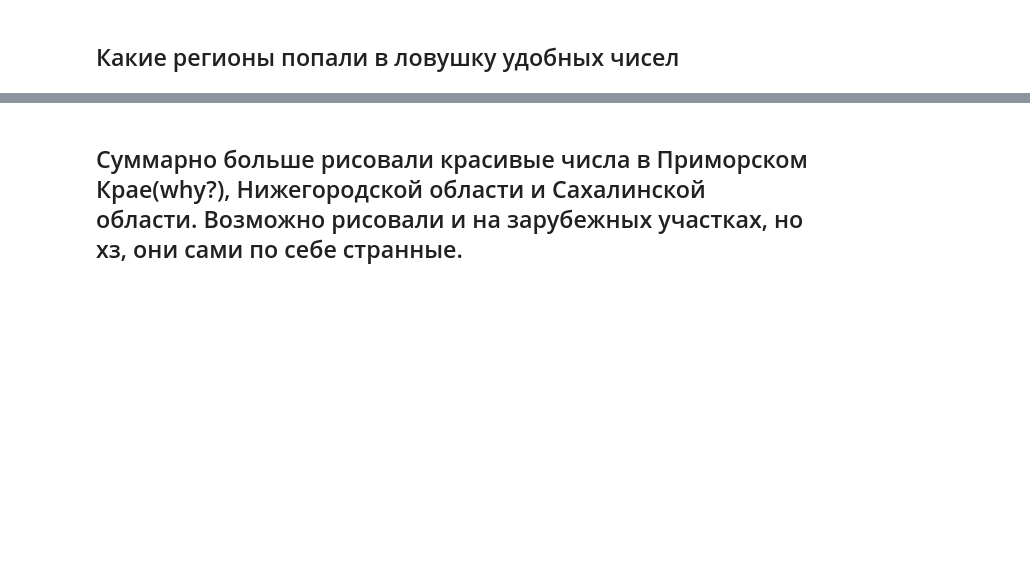
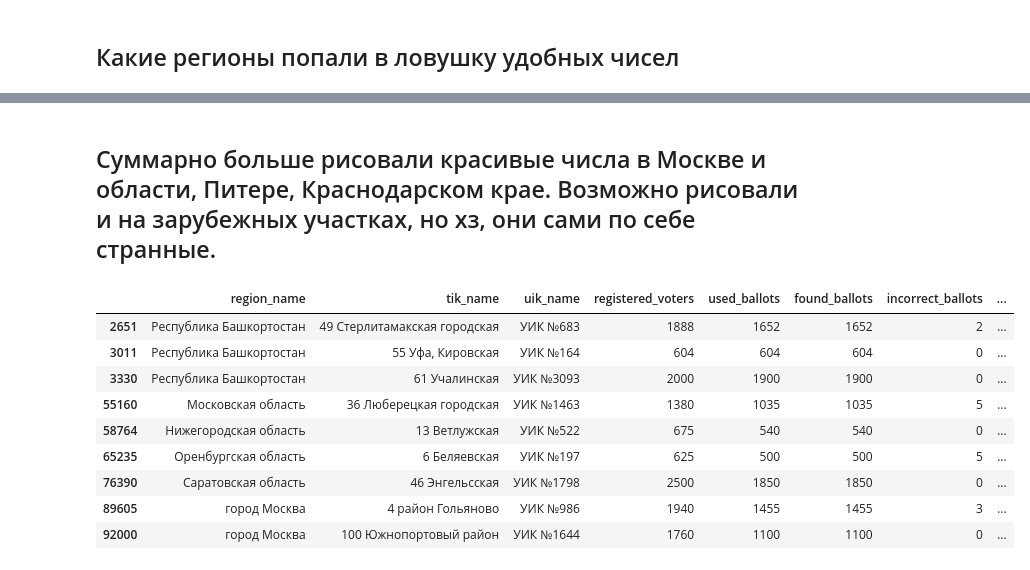
Before and after one commit to Rexhaif/RussianObnulenie2020, a Jupyter notebook: EDA.ipynb, the cells around one changed output, grey strips where cells are left out. Saved outputs shown, nothing was run; the diff lists cells and outputs as text; code cells hidden in the pictures; blank space fills up the shorter version.

```diff
--- a/EDA.ipynb
+++ b/EDA.ipynb
@@ -34,7 +39,8 @@ data['pct_yes']     = (data.yes_votes / data.found_ballots) * 100
 data['lucky_turnout'] = data['pct_turnout'] % lucky_divider == 0
 data['lucky_yes'] = data['pct_yes'] % lucky_divider == 0
 
-data['lucky_all'] = data.apply(lambda x: x.lucky_turnout and x.lucky_yes, axis=1)
+data['lucky_all'] = data.progress_apply(lambda x: x.lucky_turnout & x.lucky_yes, axis=1)
+data['lucky_any'] = data.progress_apply(lambda x: x.lucky_turnout | x.lucky_yes, axis=1)
 # %%
 ## Удалим из выборки потенциальные участки на предприятиях, военных частях и больницах, с небольшим числом зарегистрированных избирателей
 ## Как правило на таких участках 100% явка и это относительно нормально, и не свидетельствует о фальсификациях
@@ -169,2 +155,15 @@ Name: region_name, dtype: int64
 # %% [markdown]
-## Суммарно больше рисовали красивые числа в Приморском Крае(why?), Нижегородской области и Сахалинской области. Возможно рисовали и на зарубежных участках, но хз, они сами по себе странные.
+## Суммарно больше рисовали красивые числа в Москве и области, Питере, Краснодарском крае. Возможно рисовали и на зарубежных участках, но хз, они сами по себе странные.
+# %%
+data_[data_['lucky_all']]
+# %% [output]
+|  | region_name | tik_name | uik_name | registered_voters | used_ballots | found_ballots | incorrect_ballots | ... |
+| 2651 | Республика Башкортостан | 49 Стерлитамакская городская | УИК №683 | 1888 | 1652 | 1652 | 2 | ... |
+| 3011 | Республика Башкортостан | 55 Уфа, Кировская | УИК №164 | 604 | 604 | 604 | 0 | ... |
+| 3330 | Республика Башкортостан | 61 Учалинская | УИК №3093 | 2000 | 1900 | 1900 | 0 | ... |
+| 55160 | Московская область | 36 Люберецкая городская | УИК №1463 | 1380 | 1035 | 1035 | 5 | ... |
+| 58764 | Нижегородская область | 13 Ветлужская | УИК №522 | 675 | 540 | 540 | 0 | ... |
+| 65235 | Оренбургская область | 6 Беляевская | УИК №197 | 625 | 500 | 500 | 5 | ... |
+| 76390 | Саратовская область | 46 Энгельсская | УИК №1798 | 2500 | 1850 | 1850 | 0 | ... |
+| 89605 | город Москва | 4 район Гольяново | УИК №986 | 1940 | 1455 | 1455 | 3 | ... |
+| 92000 | город Москва | 100 Южнопортовый район | УИК №1644 | 1760 | 1100 | 1100 | 0 | ... |
```
Also changed, not shown: parts of 16 cells of this notebook, 1 other file.
